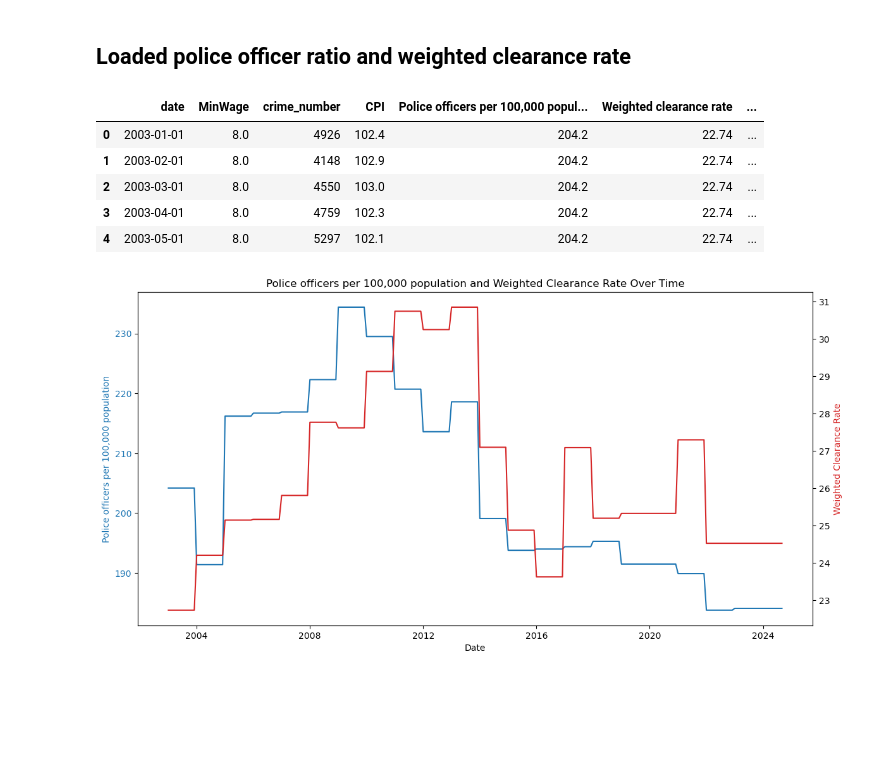
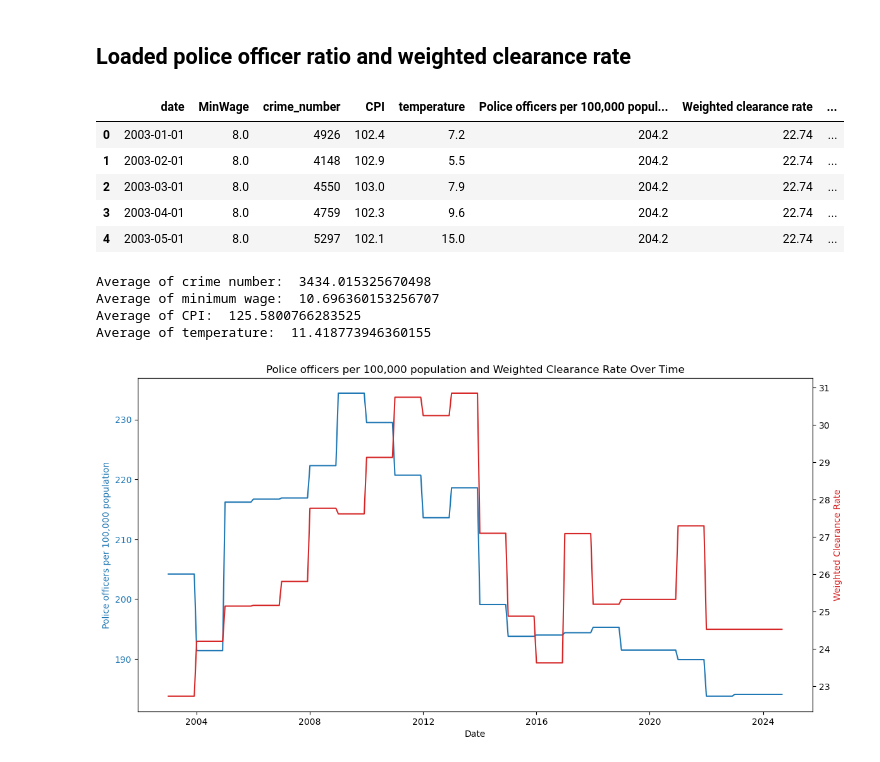
Before and after one commit to HantzeWANG/ECON490, a Jupyter notebook: CrimePrediction.ipynb, the cells around one changed output. Cells and saved outputs as stored; diff of their text form; code cells hidden in the pictures; blank space fills up the shorter version.

Commit message:
added temperature

```diff
--- a/CrimePrediction.ipynb
+++ b/CrimePrediction.ipynb
@@ -145,20 +145,31 @@ plt.show()
 # %%
 police_data = pd.read_csv("./unemployment_police.csv")
 
 police_data['Date'] = pd.to_datetime(police_data['Date'])
 
 police_data.rename(columns={'Date': 'date'}, inplace=True)
 
-merged_df = pd.merge(monthly_df, police_data, how='left', on='date')
+merged_df = pd.merge(merged_df, police_data, how='left', on='date')
 
 merged_df.head()
 # %% [output]
-|  | date | MinWage | crime_number | CPI | Police officers per 100,000 popul... | Weighted clearance rate | ... |
-| 0 | 2003-01-01 | 8.0 | 4926 | 102.4 | 204.2 | 22.74 | ... |
-| 1 | 2003-02-01 | 8.0 | 4148 | 102.9 | 204.2 | 22.74 | ... |
-| 2 | 2003-03-01 | 8.0 | 4550 | 103.0 | 204.2 | 22.74 | ... |
-| 3 | 2003-04-01 | 8.0 | 4759 | 102.3 | 204.2 | 22.74 | ... |
-| 4 | 2003-05-01 | 8.0 | 5297 | 102.1 | 204.2 | 22.74 | ... |
+|  | date | MinWage | crime_number | CPI | temperature | Police officers per 100,000 popul... | Weighted clearance rate | ... |
+| 0 | 2003-01-01 | 8.0 | 4926 | 102.4 | 7.2 | 204.2 | 22.74 | ... |
+| 1 | 2003-02-01 | 8.0 | 4148 | 102.9 | 5.5 | 204.2 | 22.74 | ... |
+| 2 | 2003-03-01 | 8.0 | 4550 | 103.0 | 7.9 | 204.2 | 22.74 | ... |
+| 3 | 2003-04-01 | 8.0 | 4759 | 102.3 | 9.6 | 204.2 | 22.74 | ... |
+| 4 | 2003-05-01 | 8.0 | 5297 | 102.1 | 15.0 | 204.2 | 22.74 | ... |
+# %%
+# print the average of crime number, minimum wage, CPI, temperature, unemployment rate, and police number
+print("Average of crime number: ", merged_df['crime_number'].mean())
+print("Average of minimum wage: ", merged_df['MinWage'].mean())
+print("Average of CPI: ", merged_df['CPI'].mean())
+print("Average of temperature: ", merged_df['temperature'].mean())
+# %% [output]
+Average of crime number:  3434.015325670498
+Average of minimum wage:  10.696360153256707
+Average of CPI:  125.5800766283525
+Average of temperature:  11.418773946360155
 # %%
 # visualize Police officers per 100,000 population and weighted clearance rate over time
 fig, ax1 = plt.subplots(figsize=(12, 6))
```
Also changed, not shown: parts of 2 cells of this notebook.
